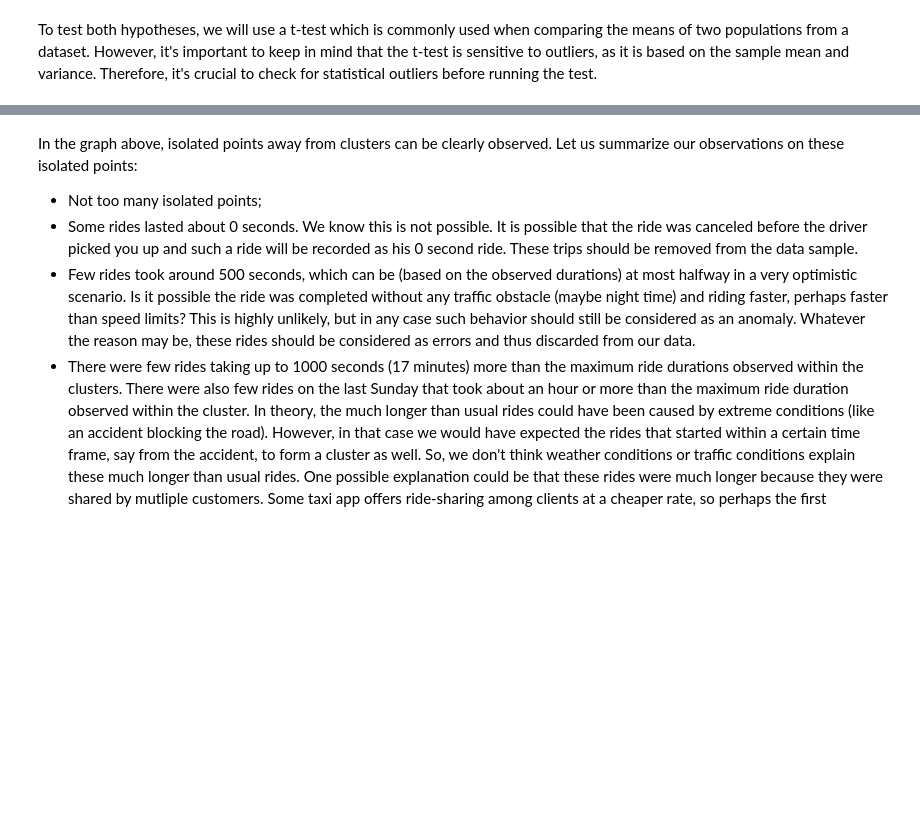
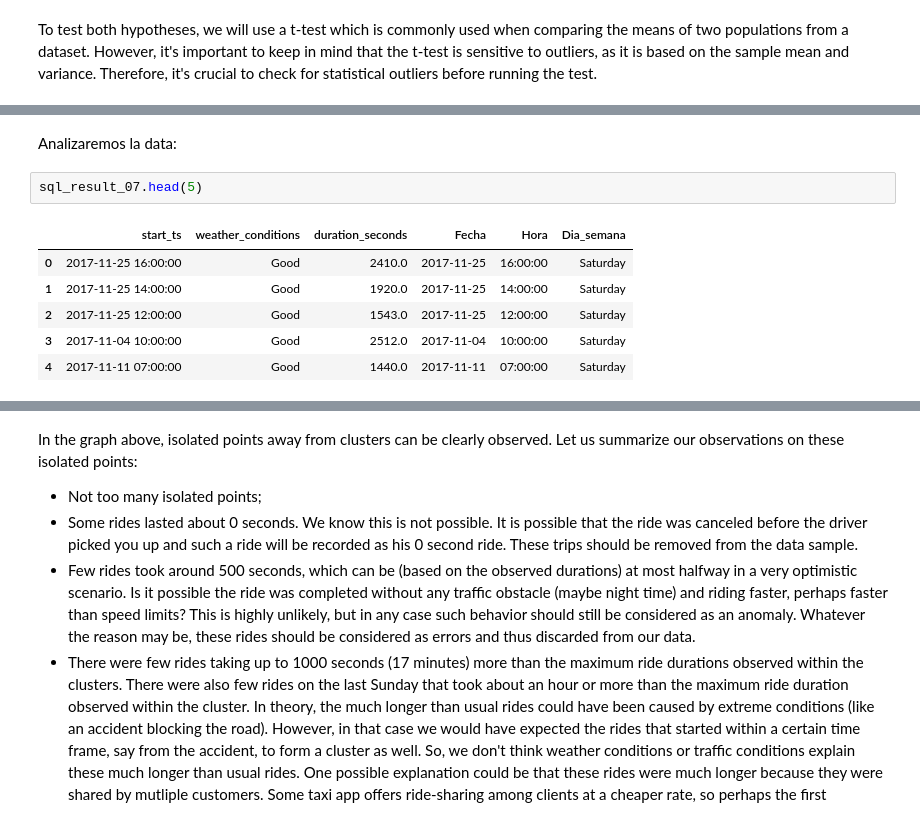
Before and after one commit to glouigi/PROYECTO-SPRINT-8, a Jupyter notebook: SPRINT 8 - RECOPILACION Y ALMACENAMIENTO DE DATOS.ipynb, the cells around one changed output, grey strips where cells are left out. Saved outputs shown, nothing was run; the diff lists cells and outputs as text; blank space fills up the shorter version.

```diff
--- a/SPRINT 8 - RECOPILACION Y ALMACENAMIENTO DE DATOS.ipynb
+++ b/SPRINT 8 - RECOPILACION Y ALMACENAMIENTO DE DATOS.ipynb
@@ -388 +327,12 @@ Let us analyze the statistical outliers via a scatter plot.
+# %% [markdown]
+Analizaremos la data:
+# %%
+sql_result_07.head(5)
+# %% [output]
+|  | start_ts | weather_conditions | duration_seconds | Fecha | Hora | Dia_semana |
+| 0 | 2017-11-25 16:00:00 | Good | 2410.0 | 2017-11-25 | 16:00:00 | Saturday |
+| 1 | 2017-11-25 14:00:00 | Good | 1920.0 | 2017-11-25 | 14:00:00 | Saturday |
+| 2 | 2017-11-25 12:00:00 | Good | 1543.0 | 2017-11-25 | 12:00:00 | Saturday |
+| 3 | 2017-11-04 10:00:00 | Good | 2512.0 | 2017-11-04 | 10:00:00 | Saturday |
+| 4 | 2017-11-11 07:00:00 | Good | 1440.0 | 2017-11-11 | 07:00:00 | Saturday |
 # %%
```
Also changed, not shown: parts of 17 cells of this notebook.
